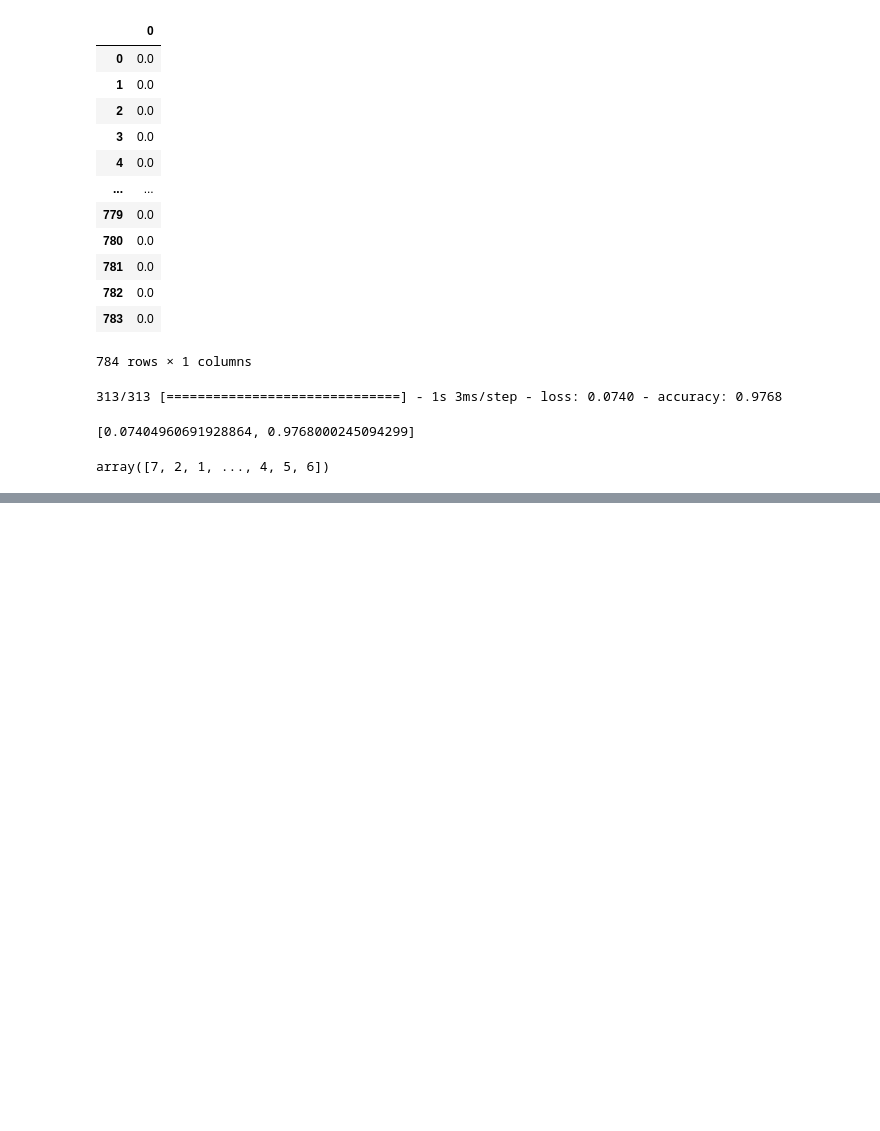
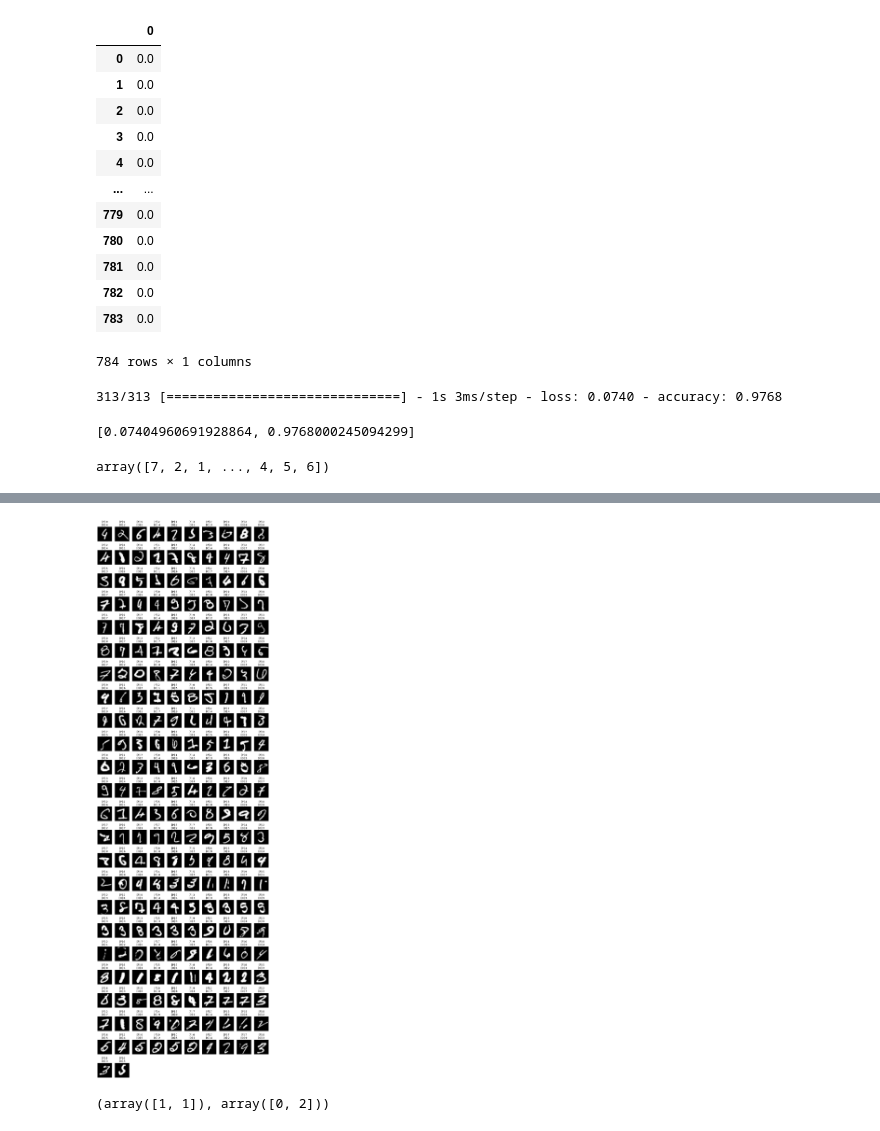
Before and after one commit to Elwing-Chou/ml1206, a Jupyter notebook: mlp.ipynb, the cells around one changed output, grey strips where cells are left out. Saved outputs shown, nothing was run; the diff lists cells and outputs as text; code cells hidden in the pictures; blank space fills up the shorter version.

```diff
--- a/mlp.ipynb
+++ b/mlp.ipynb
@@ -156,0 +145,28 @@ pd.DataFrame(mat,
+# %%
+import numpy as np
+idx = np.nonzero(pre != y_test)[0]
+pre_false_pre = pre[idx]
+pre_false_label = y_test[idx]
+pre_false_img = x_test[idx]
+
+width = 10
+height = len(idx) // width + 1
+plt.figure(figsize=(15, 50))
+
+for i in range(len(idx)):
+    plt.subplot(height, width, i+1)
+    t = "[P]:{}\n[O]:{}".format(pre_false_pre[i],
+                                pre_false_label[i])
+    plt.title(t)
+    plt.axis("off")
+    plt.imshow(pre_false_img[i], cmap="gray")
+# %% [output]
+[figure, added]
+# %%
+n = np.array([
+    [0, 0, 0],
+    [4, 0, 6]
+])
+np.nonzero(n)
+# %% [output]
+(array([1, 1]), array([0, 2]))
```
Also changed, not shown: parts of 1 cell of this notebook.
